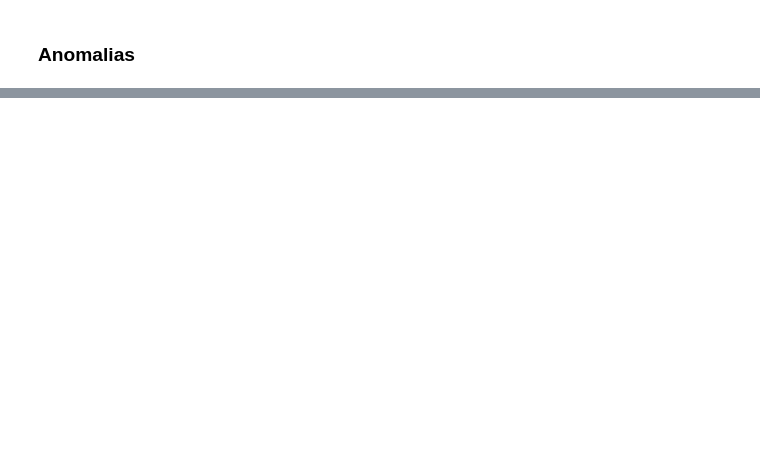
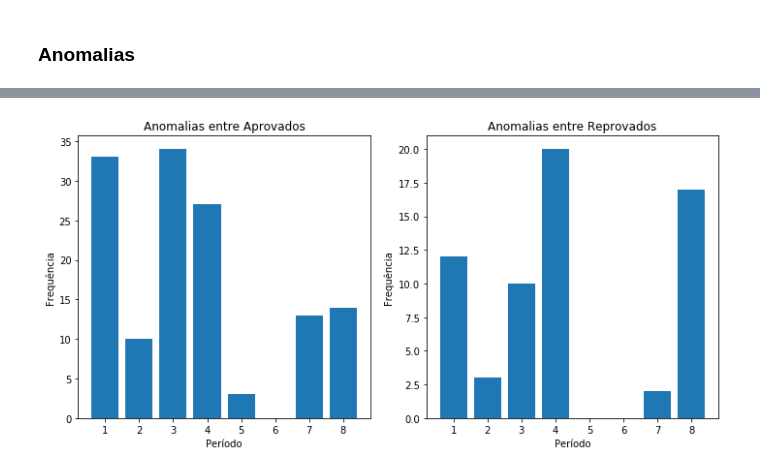
Before and after one commit to Drakmord2/EDM, a Jupyter notebook: Notebooks/Modelagem.ipynb, the cells around one changed output, grey strips where cells are left out. Saved outputs shown, nothing was run; the diff lists cells and outputs as text; code cells hidden in the pictures; blank space fills up the shorter version.

```diff
--- a/Notebooks/Modelagem.ipynb
+++ b/Notebooks/Modelagem.ipynb
@@ -240 +249,11 @@ df_anomalia.sort_values(
 10 rows × 61 columns
+# %%
+df_anomalia_a = df_anomalia.loc[df_anomalia["DESEMPENHO_BINARIO"] == 0]
+df_anomalia_r = df_anomalia.loc[df_anomalia["DESEMPENHO_BINARIO"] == 1]
+
+f, ax = plt.subplots(1, 2, figsize=(10,5))
+anomalias_por_periodo(df_anomalia_a, "Anomalias entre Aprovados", ax[0])
+anomalias_por_periodo(df_anomalia_r, "Anomalias entre Reprovados", ax[1])
+f.tight_layout()
+# %% [output]
+[figure, added]
```
Also changed, not shown: parts of 5 cells of this notebook.
